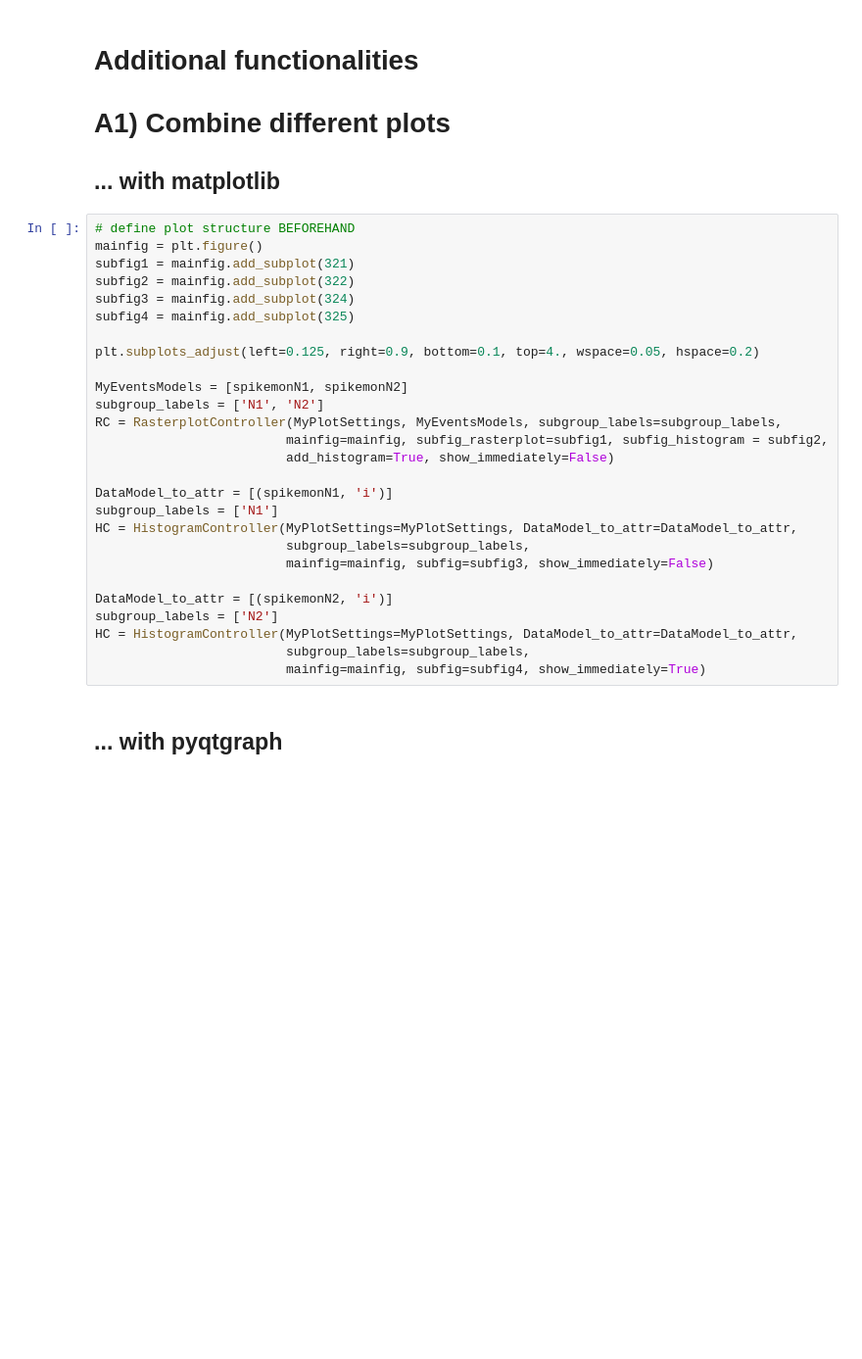
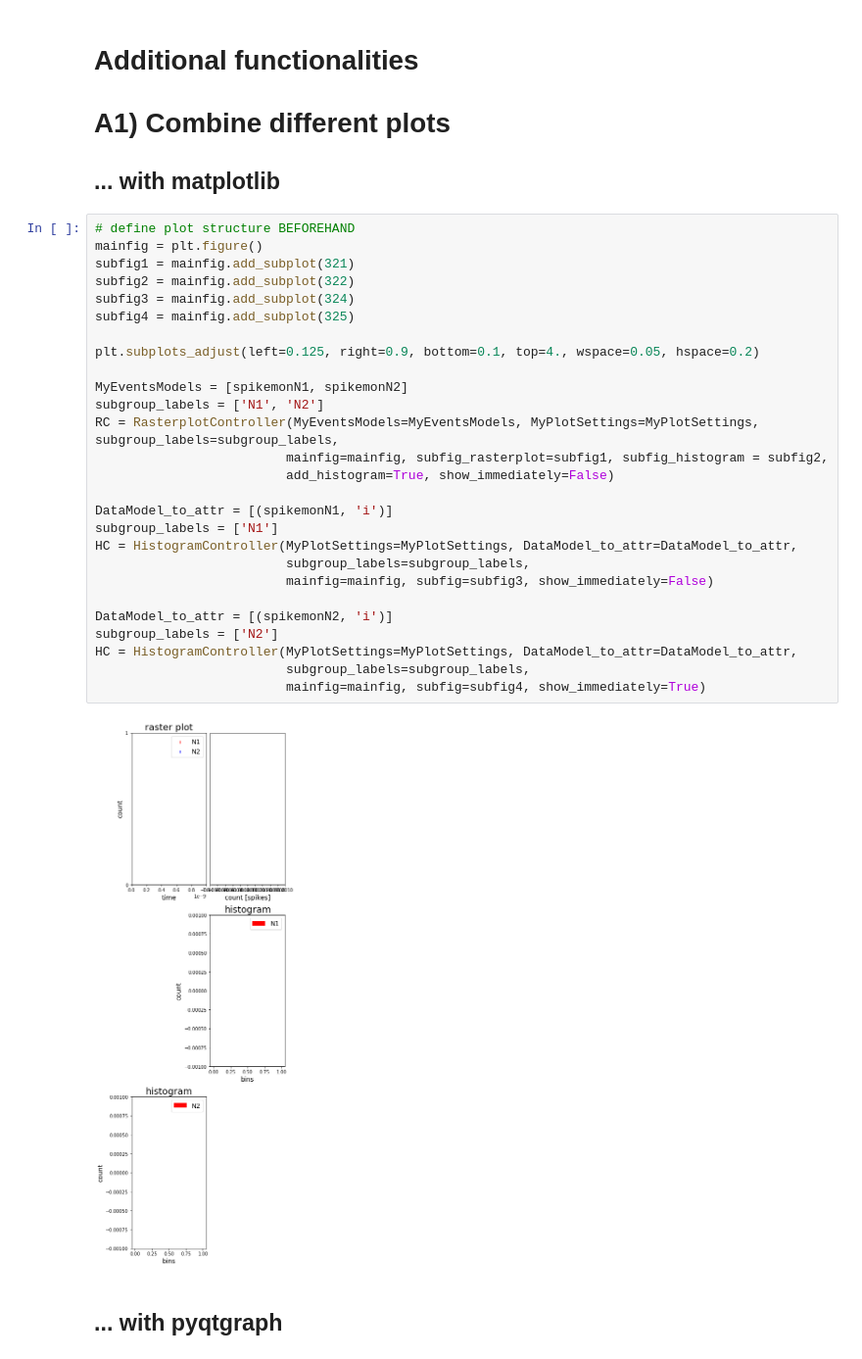
Before and after one commit to russelljjarvis/teiili, a Jupyter notebook: teili/tools/visualizer/examples_visualizer.ipynb, the cells around one changed output. Shown at 98% size. Cells and saved outputs as stored; diff of their text form; blank space fills up the shorter version.

```diff
--- a/teili/tools/visualizer/examples_visualizer.ipynb
+++ b/teili/tools/visualizer/examples_visualizer.ipynb
@@ -313,30 +346,32 @@ LC = LineplotController(MyPlotSettings=MyPlotSettings,
 # %%
 # define plot structure BEFOREHAND
 mainfig = plt.figure()
 subfig1 = mainfig.add_subplot(321)
 subfig2 = mainfig.add_subplot(322)
 subfig3 = mainfig.add_subplot(324)
 subfig4 = mainfig.add_subplot(325)
 
 plt.subplots_adjust(left=0.125, right=0.9, bottom=0.1, top=4., wspace=0.05, hspace=0.2)
 
 MyEventsModels = [spikemonN1, spikemonN2]
 subgroup_labels = ['N1', 'N2']
-RC = RasterplotController(MyPlotSettings, MyEventsModels, subgroup_labels=subgroup_labels,
+RC = RasterplotController(MyEventsModels=MyEventsModels, MyPlotSettings=MyPlotSettings, subgroup_labels=subgroup_labels,
                          mainfig=mainfig, subfig_rasterplot=subfig1, subfig_histogram = subfig2,
                          add_histogram=True, show_immediately=False)
 
 DataModel_to_attr = [(spikemonN1, 'i')]
 subgroup_labels = ['N1']
 HC = HistogramController(MyPlotSettings=MyPlotSettings, DataModel_to_attr=DataModel_to_attr,
                          subgroup_labels=subgroup_labels,
                          mainfig=mainfig, subfig=subfig3, show_immediately=False)
 
 DataModel_to_attr = [(spikemonN2, 'i')]
 subgroup_labels = ['N2']
 HC = HistogramController(MyPlotSettings=MyPlotSettings, DataModel_to_attr=DataModel_to_attr,
                          subgroup_labels=subgroup_labels,
                          mainfig=mainfig, subfig=subfig4, show_immediately=True)
+# %% [output]
+[figure, added]
 # %% [markdown]
 ## ... with pyqtgraph
 # %%
```
Also changed, not shown: parts of 11 cells of this notebook.
